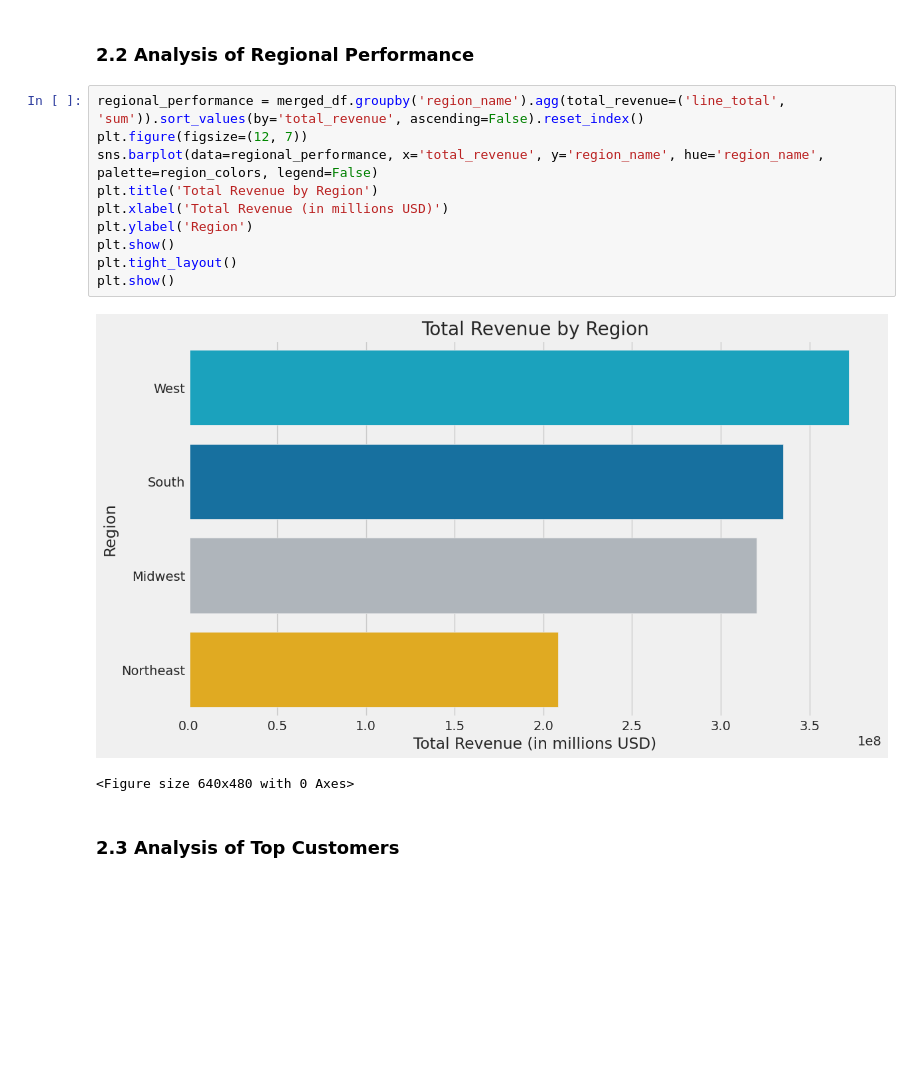
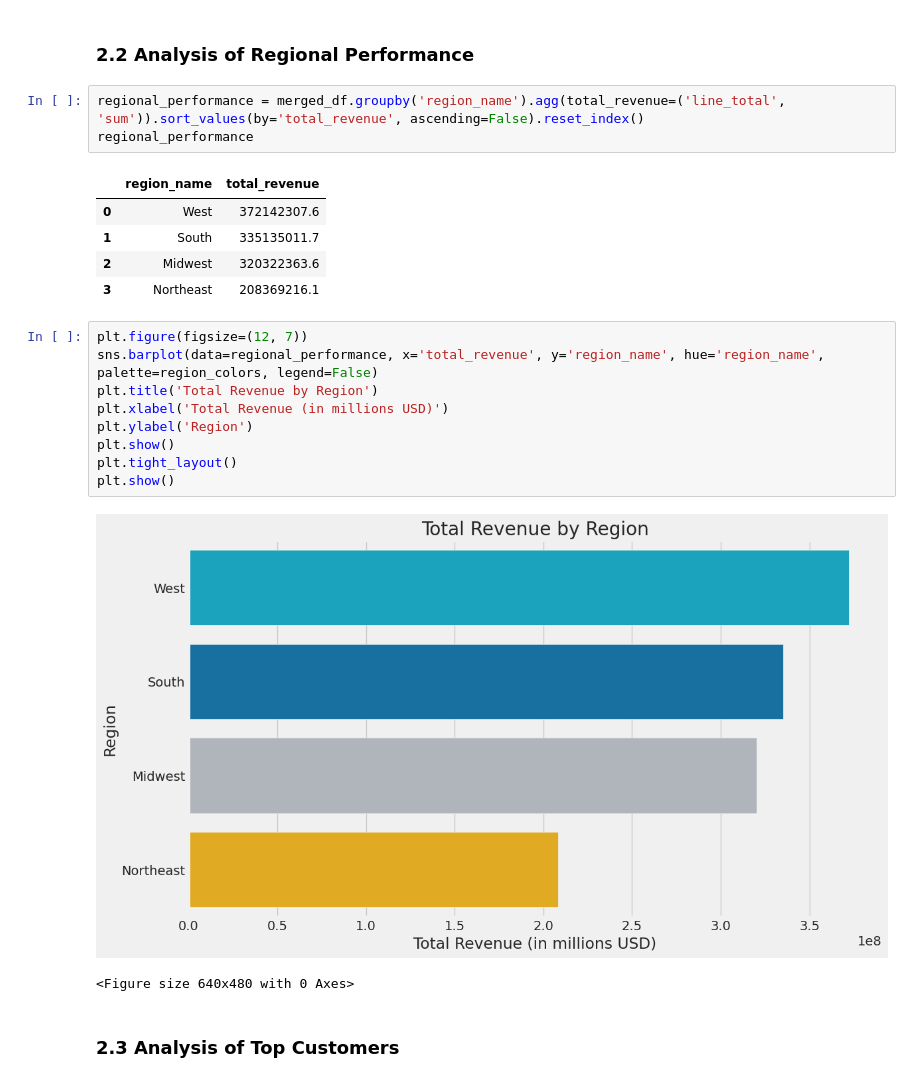
Before and after one commit to smmurdock/Regional-Sales-Analysis, a Jupyter notebook: Regional_Sales_Analysis.ipynb, the cells around one changed output. Drawn from its saved outputs; the diff is of its cells as text; blank space fills up the shorter version.

```diff
--- a/Regional_Sales_Analysis.ipynb
+++ b/Regional_Sales_Analysis.ipynb
@@ -146,8 +146,16 @@ plt.show()
 [figure]
 # %% [markdown]
 ### 2.2 Analysis of Regional Performance
+# %%
+regional_performance = merged_df.groupby('region_name').agg(total_revenue=('line_total', 'sum')).sort_values(by='total_revenue', ascending=False).reset_index()
+regional_performance
+# %% [output]
+|  | region_name | total_revenue |
+| 0 | West | 372142307.6 |
+| 1 | South | 335135011.7 |
+| 2 | Midwest | 320322363.6 |
+| 3 | Northeast | 208369216.1 |
 # %%
-regional_performance = merged_df.groupby('region_name').agg(total_revenue=('line_total', 'sum')).sort_values(by='total_revenue', ascending=False).reset_index()
 plt.figure(figsize=(12, 7))
 sns.barplot(data=regional_performance, x='total_revenue', y='region_name', hue='region_name', palette=region_colors, legend=False)
 plt.title('Total Revenue by Region')
```
Also changed, not shown: parts of 4 cells of this notebook.
